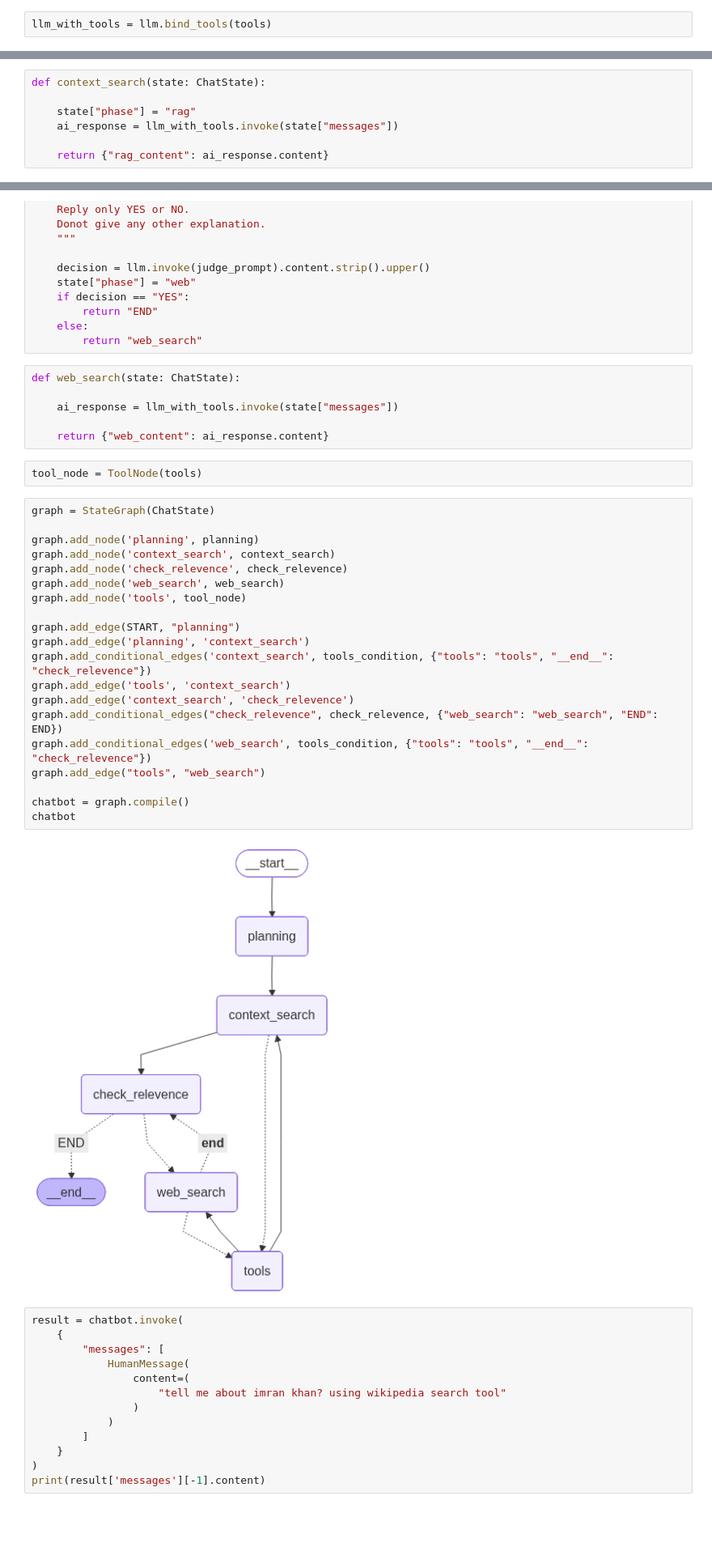
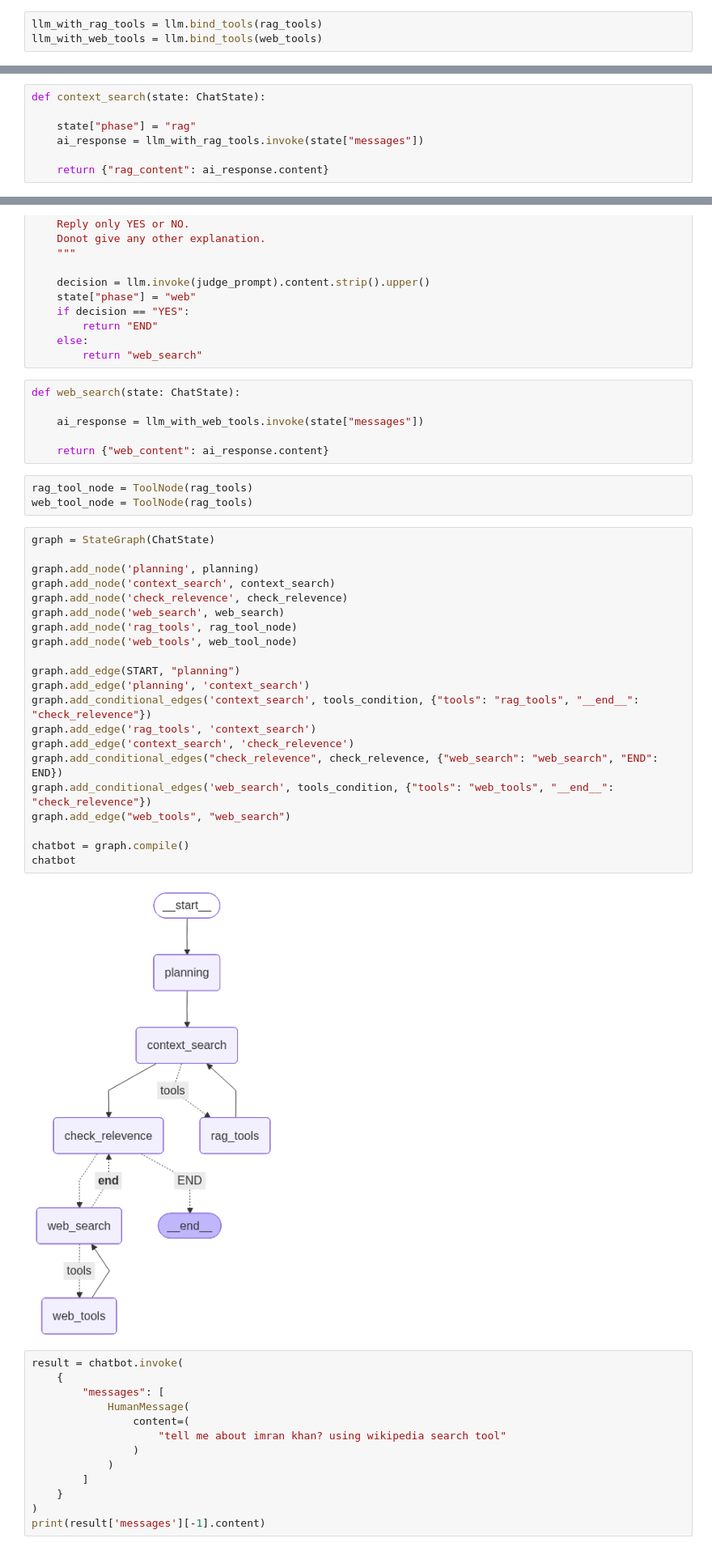
Before and after one commit to SyedNajiullah/AgenticRAG, a Jupyter notebook: notebook/project.ipynb, the cells around one changed output, grey strips where cells are left out. Shown at 81% size. Drawn from its saved outputs; the diff is of its cells as text; blank space fills up the shorter version.

Commit message:
seperated rag and web search tools

```diff
--- a/notebook/project.ipynb
+++ b/notebook/project.ipynb
@@ -168,7 +169,8 @@ tools.append(google_scholar_tool)
 # %% [markdown]
 Binding LLM with tool
 # %%
-llm_with_tools = llm.bind_tools(tools)
+llm_with_rag_tools = llm.bind_tools(rag_tools)
+llm_with_web_tools = llm.bind_tools(web_tools)
 # %% [markdown]
 lang graph state
 # %%
@@ -206,7 +208,7 @@ def planning(state: ChatState):
 def context_search(state: ChatState):
 
     state["phase"] = "rag"
-    ai_response = llm_with_tools.invoke(state["messages"])
+    ai_response = llm_with_rag_tools.invoke(state["messages"])
 
     return {"rag_content": ai_response.content}
 # %%
@@ -239,33 +241,35 @@ def check_relevence(state: ChatState):
 # %%
 def web_search(state: ChatState):
 
-    ai_response = llm_with_tools.invoke(state["messages"])
+    ai_response = llm_with_web_tools.invoke(state["messages"])
 
     return {"web_content": ai_response.content}
 # %%
-tool_node = ToolNode(tools)
+rag_tool_node = ToolNode(rag_tools)
+web_tool_node = ToolNode(rag_tools)
 # %%
 graph = StateGraph(ChatState)
 
 graph.add_node('planning', planning)
 graph.add_node('context_search', context_search)
 graph.add_node('check_relevence', check_relevence)
 graph.add_node('web_search', web_search)
-graph.add_node('tools', tool_node)
+graph.add_node('rag_tools', rag_tool_node)
+graph.add_node('web_tools', web_tool_node)
 
 graph.add_edge(START, "planning")
 graph.add_edge('planning', 'context_search')
-graph.add_conditional_edges('context_search', tools_condition, {"tools": "tools", "__end__": "check_relevence"})
-graph.add_edge('tools', 'context_search')
+graph.add_conditional_edges('context_search', tools_condition, {"tools": "rag_tools", "__end__": "check_relevence"})
+graph.add_edge('rag_tools', 'context_search')
 graph.add_edge('context_search', 'check_relevence')
 graph.add_conditional_edges("check_relevence", check_relevence, {"web_search": "web_search", "END": END})
-graph.add_conditional_edges('web_search', tools_condition, {"tools": "tools", "__end__": "check_relevence"})
-graph.add_edge("tools", "web_search")
+graph.add_conditional_edges('web_search', tools_condition, {"tools": "web_tools", "__end__": "check_relevence"})
+graph.add_edge("web_tools", "web_search")
 
 chatbot = graph.compile()
 chatbot
 # %% [output]
-[figure, old version]
+[figure, new version]
 # %%
 result = chatbot.invoke(
     {
```
Also changed, not shown: parts of 10 cells of this notebook.
